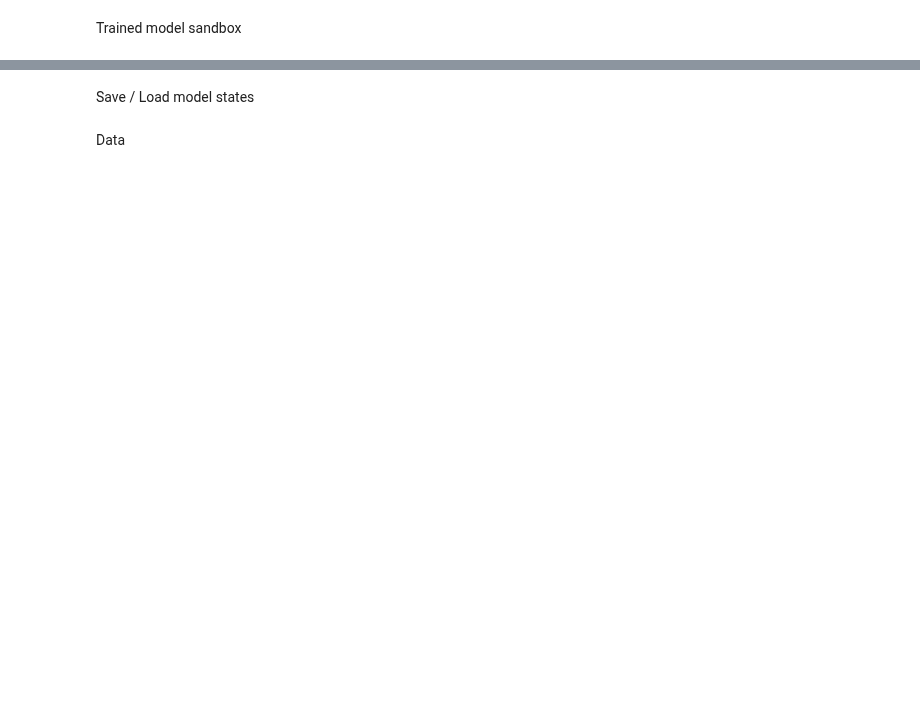
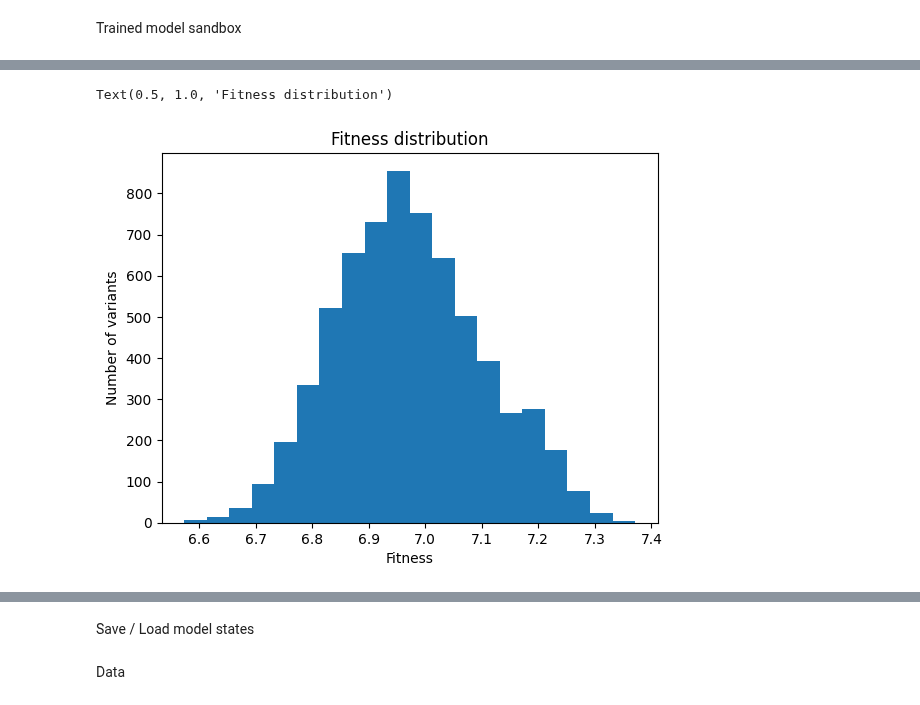
Before and after one commit to soldatmat/PELLM, a Jupyter notebook: code/llm/progen_extended.ipynb, the cells around one changed output, grey strips where cells are left out. Cells and saved outputs as stored; diff of their text form; code cells hidden in the pictures; blank space fills up the shorter version.

```diff
--- a/code/llm/progen_extended.ipynb
+++ b/code/llm/progen_extended.ipynb
@@ -90,3 +138,13 @@ best_test_variant
+# %%
+#train
+n_bins = 20
+plt.hist(pred, n_bins)
+plt.xlabel("Fitness")
+plt.ylabel("Number of variants")
+plt.title("Fitness distribution")
+# %% [output]
+Text(0.5, 1.0, 'Fitness distribution')
+[figure, added]
 # %%
 sequence_id = best_test_variant
 
```
Also changed, not shown: parts of 25 cells of this notebook, 1 other file.
